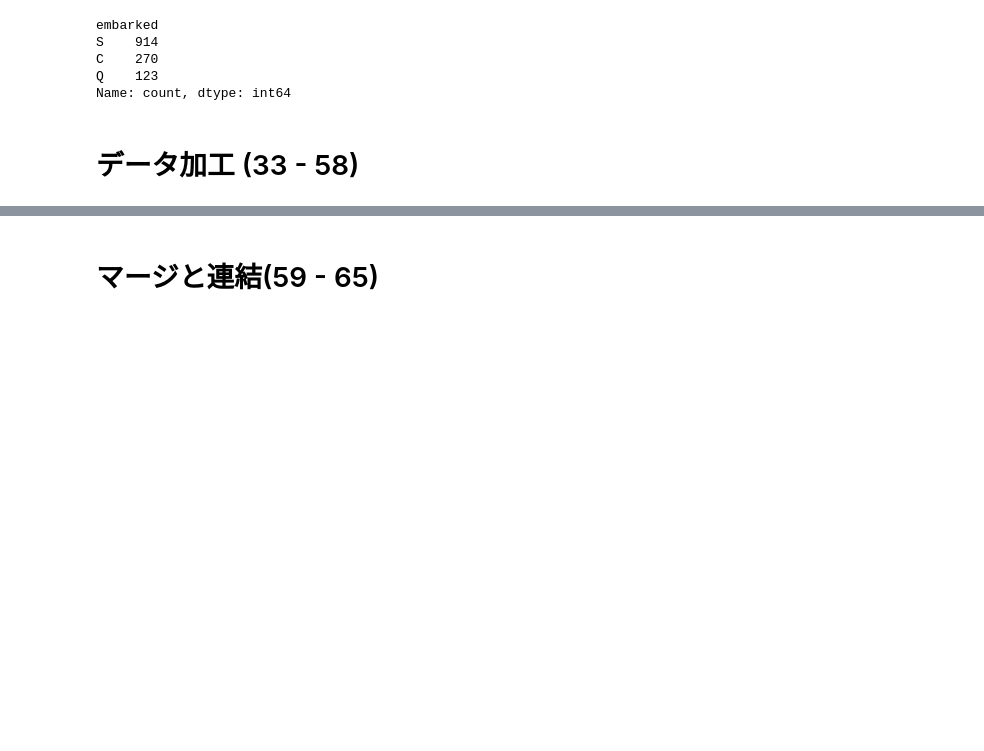
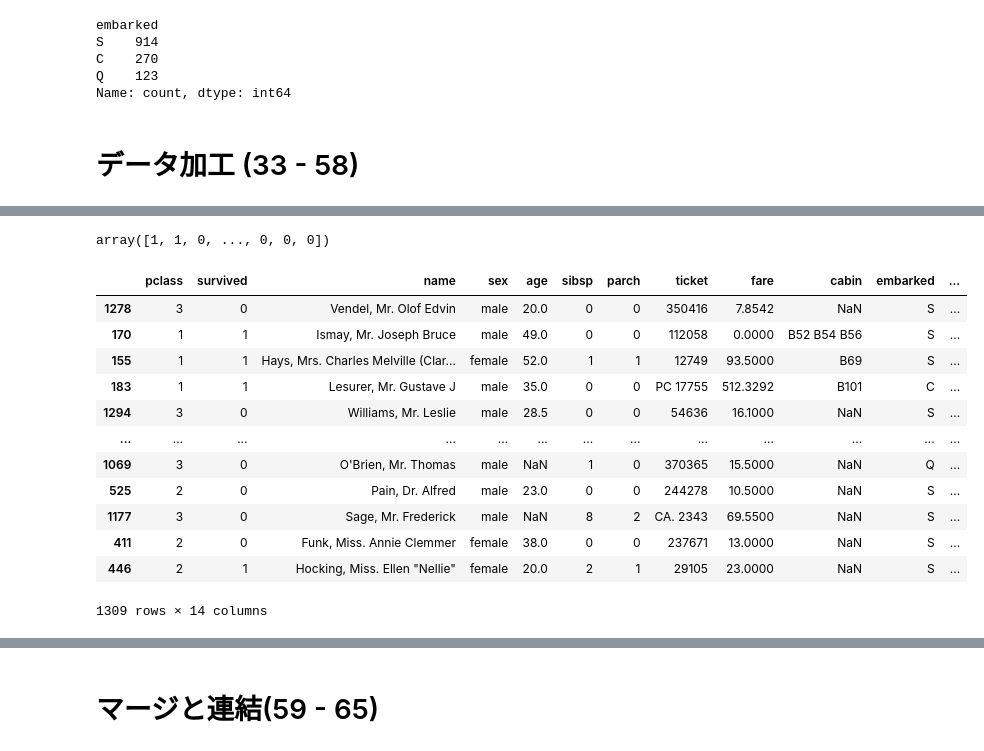
Before and after one commit to ak-yoshimatsu/Pandas_100_knocks, a Jupyter notebook: notebook/01_Pandas_100_Knocks_for_Begginer.ipynb, the cells around one changed output, grey strips where cells are left out. Saved outputs shown, nothing was run; the diff lists cells and outputs as text; code cells hidden in the pictures; blank space fills up the shorter version.

```diff
--- a/notebook/01_Pandas_100_Knocks_for_Begginer.ipynb
+++ b/notebook/01_Pandas_100_Knocks_for_Begginer.ipynb
@@ -804,0 +909,28 @@ df2 = initialize2()  # 初期化
+# %%
+# 【49】
+# dfのsurvivedの列をndarray形式(配列)で表示
+# print(ans[49])  # 回答表示
+df = initialize1()  # 初期化
+df["survived"].values
+# %% [output]
+array([1, 1, 0, ..., 0, 0, 0])
+# %%
+# 【50】
+# dfの行をシャッフルして表示
+# print(ans[50])  # 回答表示
+df = initialize1()  # 初期化
+df.sample(frac=1)
+# %% [output]
+|  | pclass | survived | name | sex | age | sibsp | parch | ticket | fare | cabin | embarked | ... |
+| 1278 | 3 | 0 | Vendel, Mr. Olof Edvin | male | 20.0 | 0 | 0 | 350416 | 7.8542 | NaN | S | ... |
+| 170 | 1 | 1 | Ismay, Mr. Joseph Bruce | male | 49.0 | 0 | 0 | 112058 | 0.0000 | B52 B54 B56 | S | ... |
+| 155 | 1 | 1 | Hays, Mrs. Charles Melville (Clar... | female | 52.0 | 1 | 1 | 12749 | 93.5000 | B69 | S | ... |
+| 183 | 1 | 1 | Lesurer, Mr. Gustave J | male | 35.0 | 0 | 0 | PC 17755 | 512.3292 | B101 | C | ... |
+| 1294 | 3 | 0 | Williams, Mr. Leslie | male | 28.5 | 0 | 0 | 54636 | 16.1000 | NaN | S | ... |
+| ... | ... | ... | ... | ... | ... | ... | ... | ... | ... | ... | ... | ... |
+| 1069 | 3 | 0 | O'Brien, Mr. Thomas | male | NaN | 1 | 0 | 370365 | 15.5000 | NaN | Q | ... |
+| 525 | 2 | 0 | Pain, Dr. Alfred | male | 23.0 | 0 | 0 | 244278 | 10.5000 | NaN | S | ... |
+| 1177 | 3 | 0 | Sage, Mr. Frederick | male | NaN | 8 | 2 | CA. 2343 | 69.5500 | NaN | S | ... |
+| 411 | 2 | 0 | Funk, Miss. Annie Clemmer | female | 38.0 | 0 | 0 | 237671 | 13.0000 | NaN | S | ... |
+| 446 | 2 | 1 | Hocking, Miss. Ellen "Nellie" | female | 20.0 | 2 | 1 | 29105 | 23.0000 | NaN | S | ... |
+1309 rows × 14 columns
```
Also changed, not shown: parts of 71 cells of this notebook.
